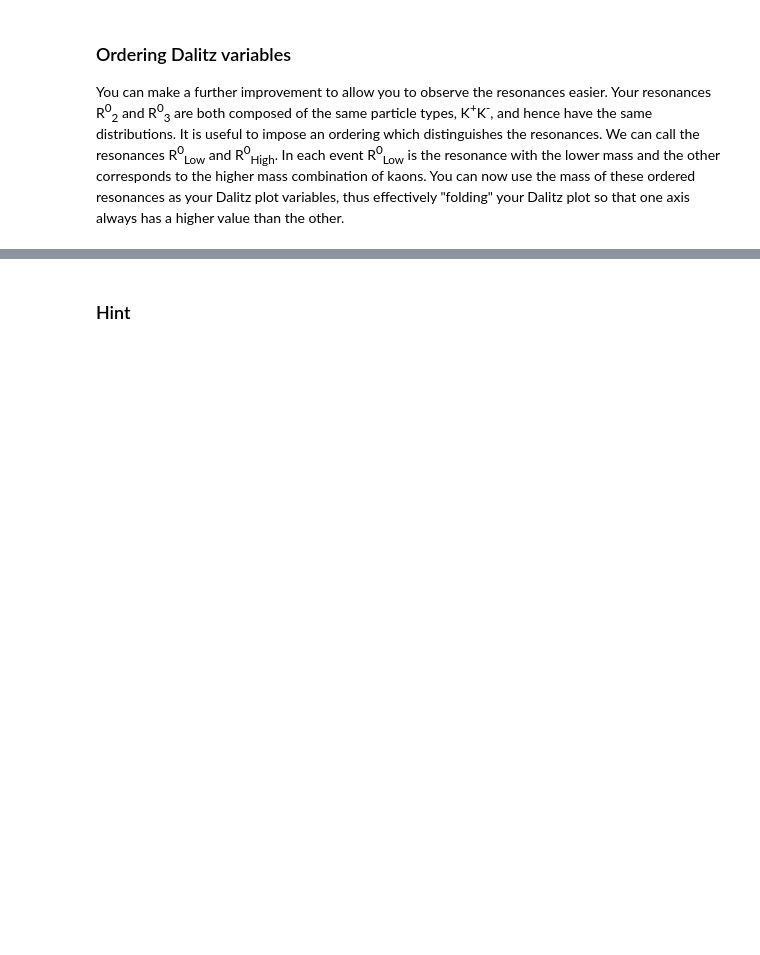
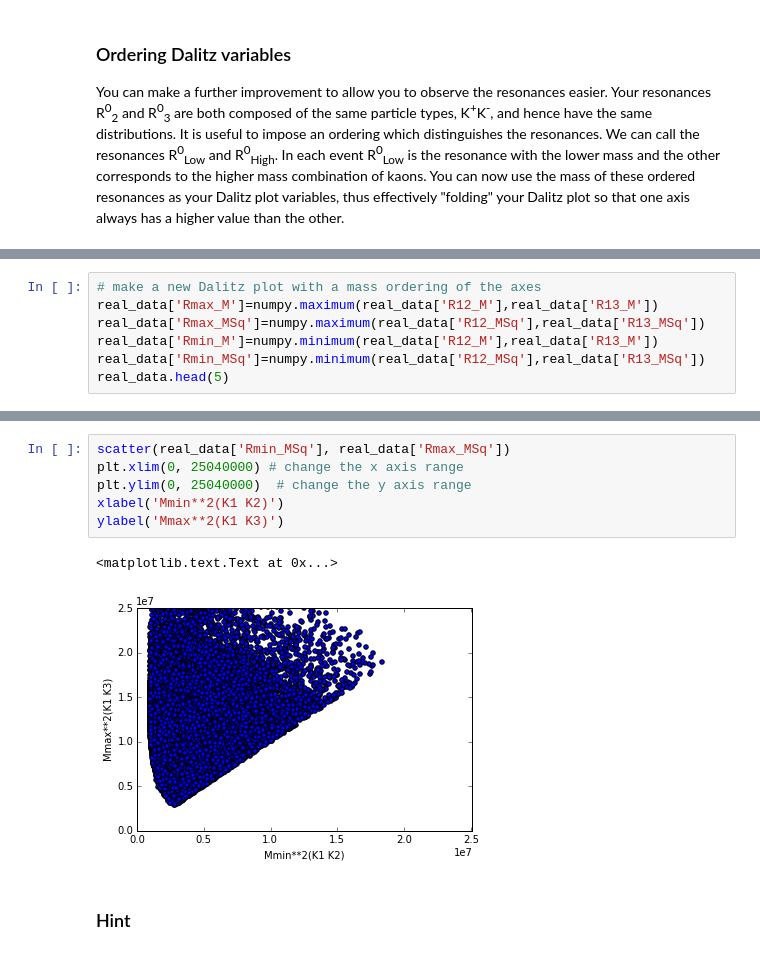
Before and after one commit to pjholt/opendata-project, a Jupyter notebook: LHCb_Open_Data_Project.ipynb, the cells around one changed output, grey strips where cells are left out. Saved outputs shown, nothing was run; the diff lists cells and outputs as text; blank space fills up the shorter version.

```diff
--- a/LHCb_Open_Data_Project.ipynb
+++ b/LHCb_Open_Data_Project.ipynb
@@ -568,0 +567,7 @@ You can make a further improvement to allow you to observe the resonances easier
+# %%
+# make a new Dalitz plot with a mass ordering of the axes
+real_data['Rmax_M']=numpy.maximum(real_data['R12_M'],real_data['R13_M'])
+real_data['Rmax_MSq']=numpy.maximum(real_data['R12_MSq'],real_data['R13_MSq'])
+real_data['Rmin_M']=numpy.minimum(real_data['R12_M'],real_data['R13_M'])
+real_data['Rmin_MSq']=numpy.minimum(real_data['R12_MSq'],real_data['R13_MSq'])
+real_data.head(5)
@@ -569,3 +581,12 @@ You can make a further improvement to allow you to observe the resonances easier
+# %%
+scatter(real_data['Rmin_MSq'], real_data['Rmax_MSq'])
+plt.xlim(0, 25040000) # change the x axis range
+plt.ylim(0, 25040000)  # change the y axis range
+xlabel('Mmin**2(K1 K2)')
+ylabel('Mmax**2(K1 K3)')
+# %% [output]
+<matplotlib.text.Text at 0x...>
+[figure, added]
 # %% [markdown]
 ### Hint
 # %% [markdown]
```
Also changed, not shown: parts of 5 cells of this notebook.
